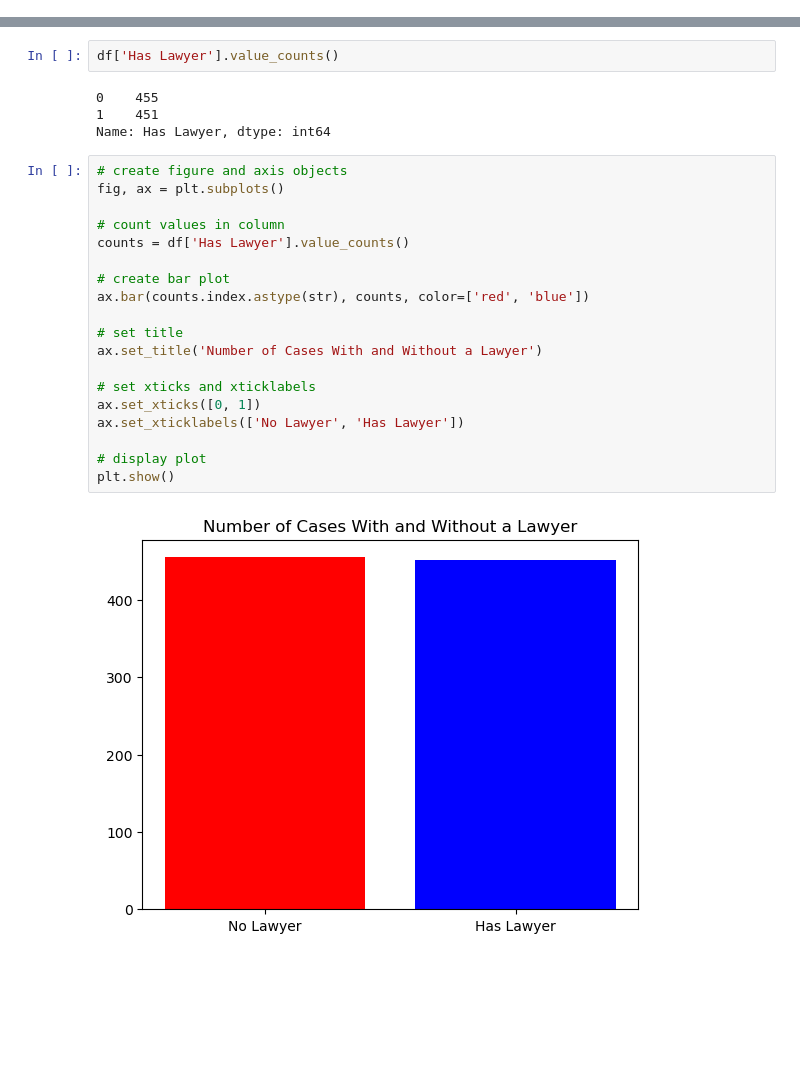
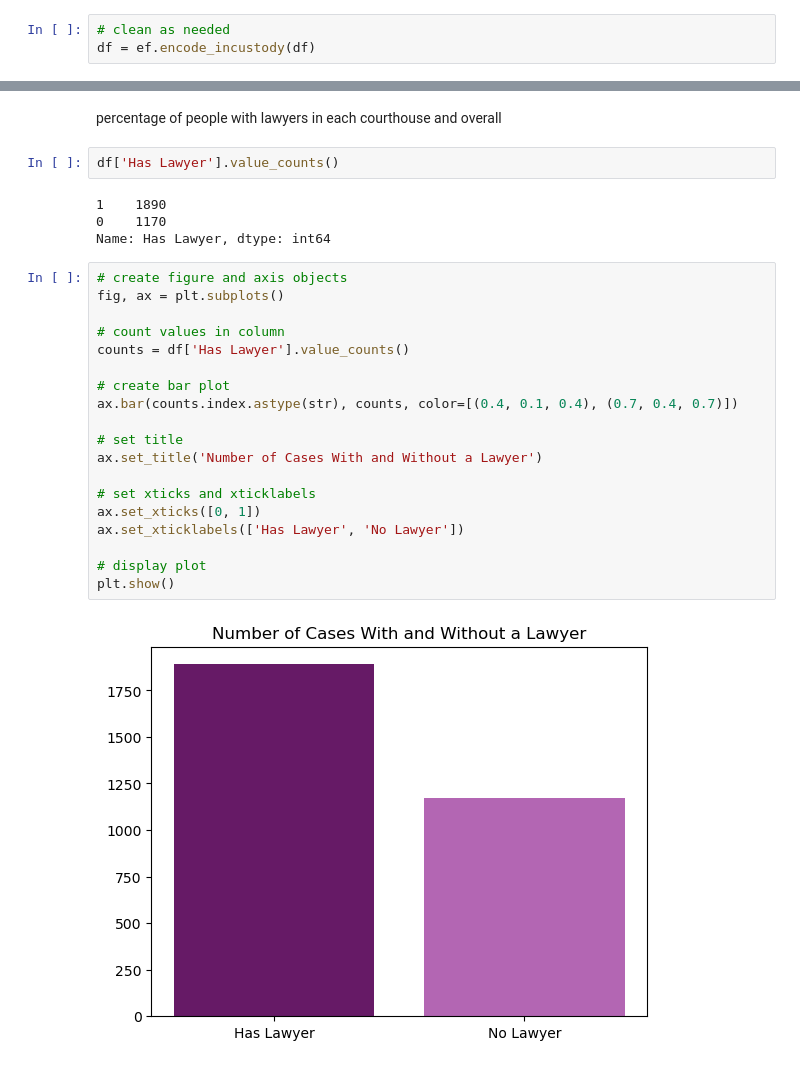
Before and after one commit to emily-stickland/LHL-Final-Project, a Jupyter notebook: src/EDA.ipynb, the cells around one changed output, grey strips where cells are left out. Saved outputs shown, nothing was run; the diff lists cells and outputs as text; blank space fills up the shorter version.

```diff
--- a/src/EDA.ipynb
+++ b/src/EDA.ipynb
@@ -7,3 +21,6 @@ df = pd.read_csv("../data/clean_merged_df.csv")
+# %%
+# clean as needed
+df = ef.encode_incustody(df)
 # %%
 # create a list of column names to plot
 cols_to_plot = ['Not in Custody', 'Is In Custody', 'Custody Unknown']
@@ -19,27 +126,29 @@ plt.show()
+# %% [markdown]
+percentage of people with lawyers in each courthouse and overall
 # %%
 df['Has Lawyer'].value_counts()
 # %% [output]
-0    455
-1    451
+1    1890
+0    1170
 Name: Has Lawyer, dtype: int64
 # %%
 # create figure and axis objects
 fig, ax = plt.subplots()
 
 # count values in column
 counts = df['Has Lawyer'].value_counts()
 
 # create bar plot
-ax.bar(counts.index.astype(str), counts, color=['red', 'blue'])
+ax.bar(counts.index.astype(str), counts, color=[(0.4, 0.1, 0.4), (0.7, 0.4, 0.7)])
 
 # set title
 ax.set_title('Number of Cases With and Without a Lawyer')
 
 # set xticks and xticklabels
 ax.set_xticks([0, 1])
-ax.set_xticklabels(['No Lawyer', 'Has Lawyer'])
+ax.set_xticklabels(['Has Lawyer', 'No Lawyer'])
 
 # display plot
 plt.show()
 # %% [output]
-[figure, old version]
+[figure, new version]
```
Also changed, not shown: parts of 14 cells of this notebook, 16 other files.
